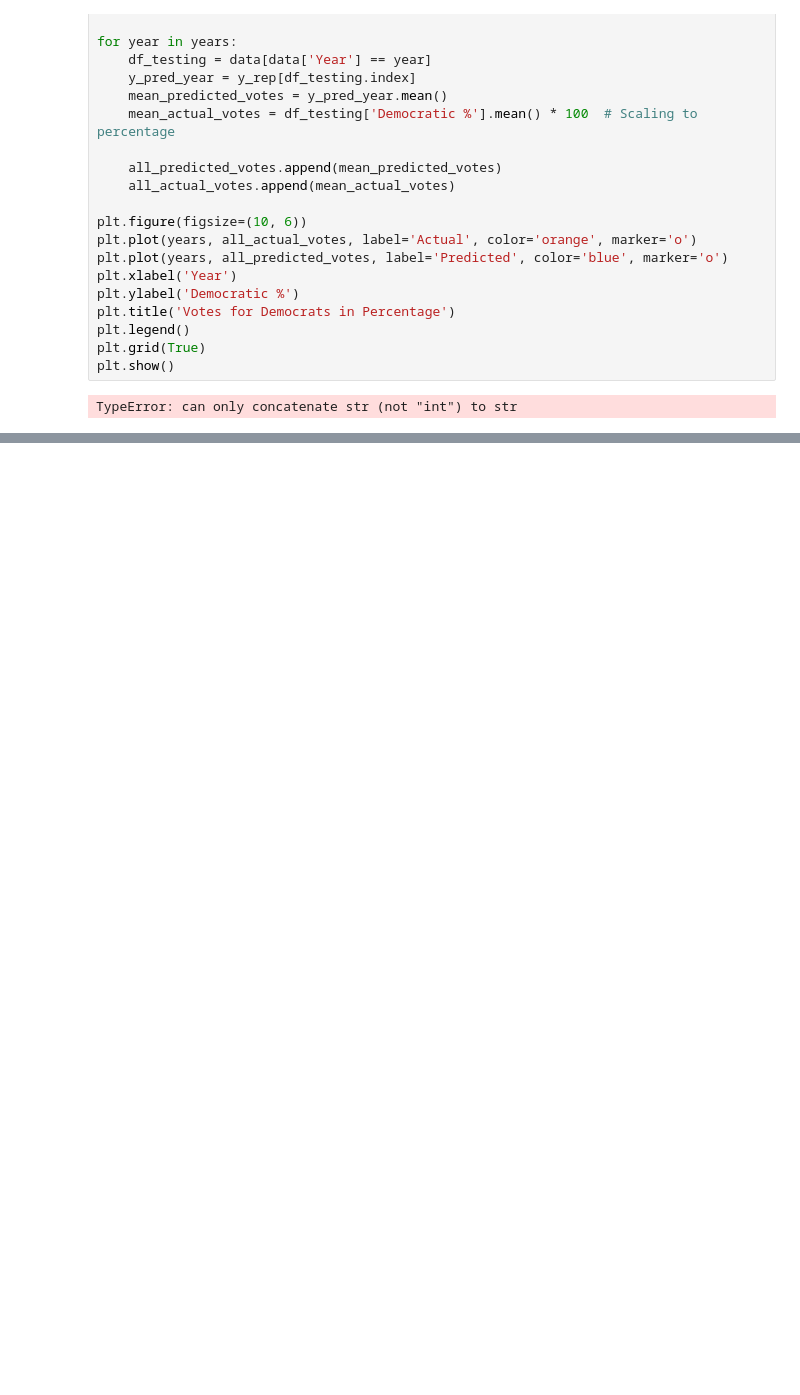
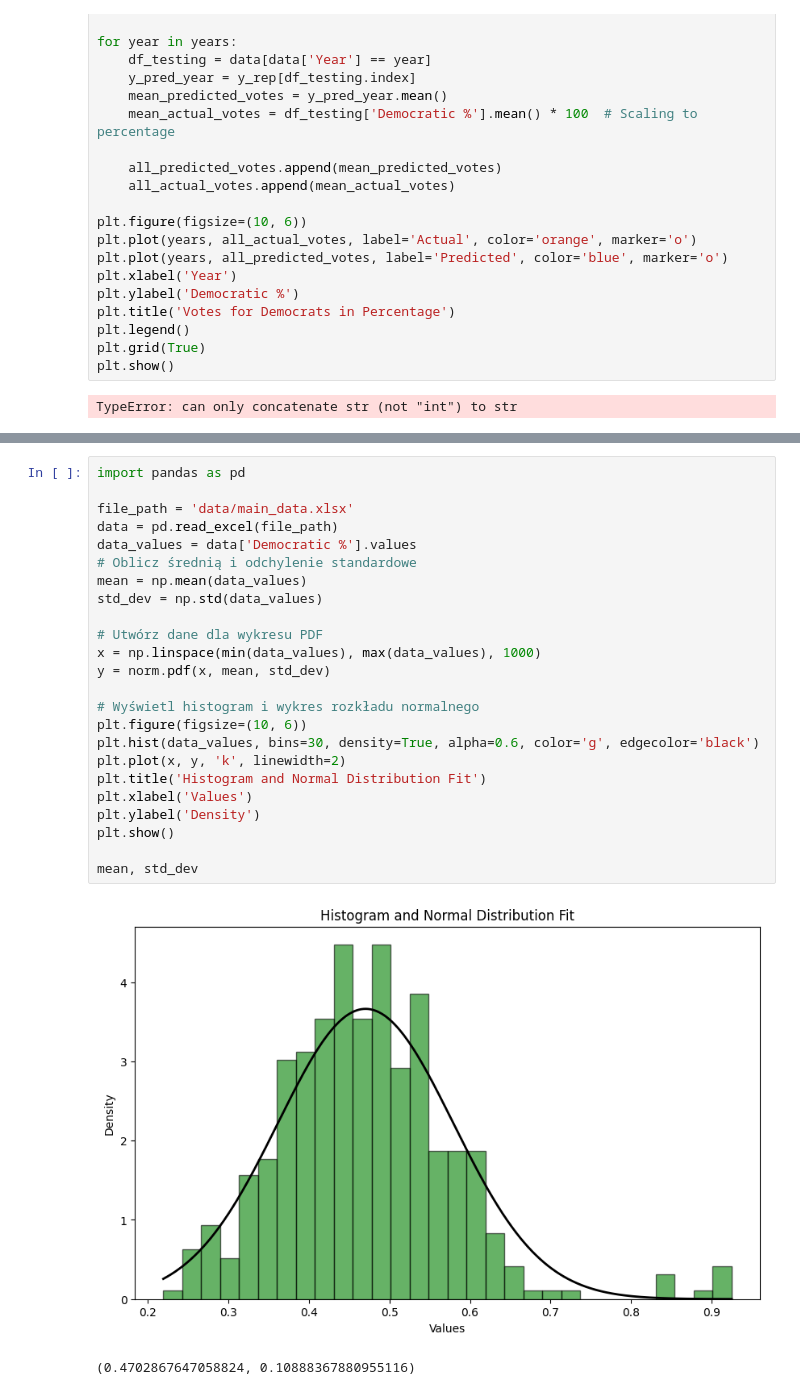
Before and after one commit to SzczypekJ/Predicting-USA-presidential-elections, a Jupyter notebook: testing_sklearn.ipynb, the cells around one changed output, grey strips where cells are left out. Saved outputs shown, nothing was run; the diff lists cells and outputs as text; blank space fills up the shorter version.

```diff
--- a/testing_sklearn.ipynb
+++ b/testing_sklearn.ipynb
@@ -682,0 +1613,27 @@ TypeError: can only concatenate str (not "int") to str
+# %%
+import pandas as pd
+
+file_path = 'data/main_data.xlsx'
+data = pd.read_excel(file_path)
+data_values = data['Democratic %'].values
+# Oblicz średnią i odchylenie standardowe
+mean = np.mean(data_values)
+std_dev = np.std(data_values)
+
+# Utwórz dane dla wykresu PDF
+x = np.linspace(min(data_values), max(data_values), 1000)
+y = norm.pdf(x, mean, std_dev)
+
+# Wyświetl histogram i wykres rozkładu normalnego
+plt.figure(figsize=(10, 6))
+plt.hist(data_values, bins=30, density=True, alpha=0.6, color='g', edgecolor='black')
+plt.plot(x, y, 'k', linewidth=2)
+plt.title('Histogram and Normal Distribution Fit')
+plt.xlabel('Values')
+plt.ylabel('Density')
+plt.show()
+
+mean, std_dev
+# %% [output]
+[figure, added]
+(0.4702867647058824, 0.10888367880955116)
```
Also changed, not shown: parts of 15 cells of this notebook, 5 other files.
